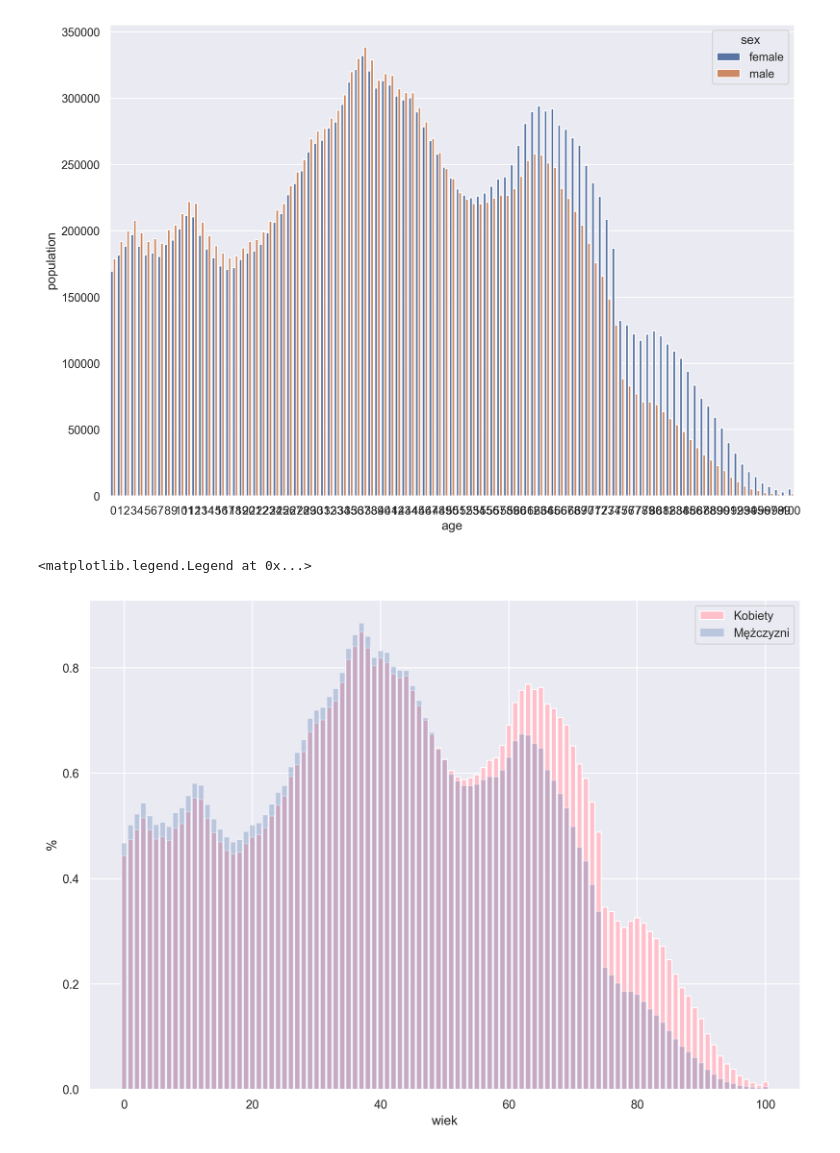
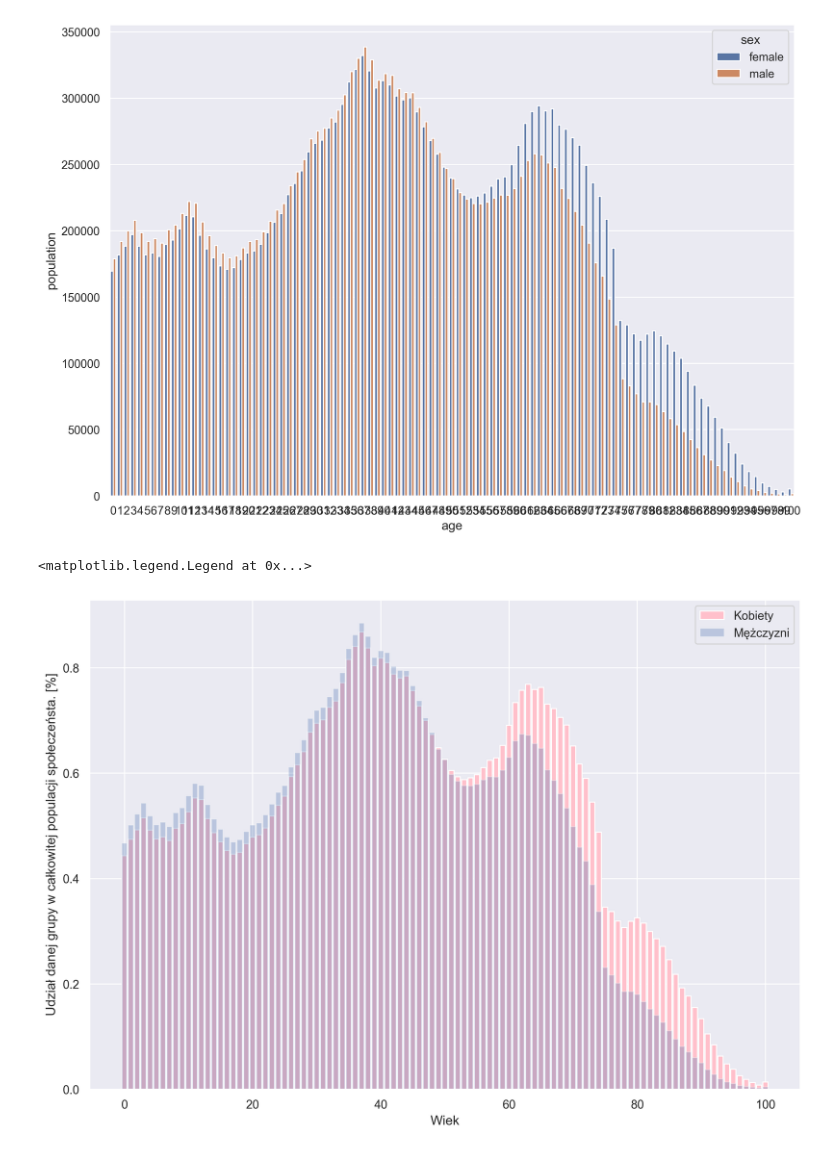
Before and after one commit to pawpie-otw/BEng_project, a Jupyter notebook: analysis/analysis_age_sex.ipynb, the cells around one changed output. Cells and saved outputs as stored; diff of their text form; code cells hidden in the pictures.

```diff
--- a/analysis/analysis_age_sex.ipynb
+++ b/analysis/analysis_age_sex.ipynb
@@ -111,9 +111,9 @@ sns.barplot(data = merged_df, x="age",y="population" ,hue="sex")
 # %%
 plt.bar(range(101), female_df.population*100/pop_df.total.sum(), label="Kobiety", color="pink")
 plt.bar(range(101), male_df.population*100/pop_df.total.sum(), label="Mężczyzni", color="b", alpha=.3)
-plt.ylabel("%")
-plt.xlabel("wiek")
+plt.ylabel("Udział danej grupy w całkowitej populacji społeczeństa. [%]")
+plt.xlabel("Wiek")
 plt.legend()
 # %% [output]
 <matplotlib.legend.Legend at 0x...>
-[figure, old version]
+[figure, new version]
```
Also changed, not shown: 8 other files.
